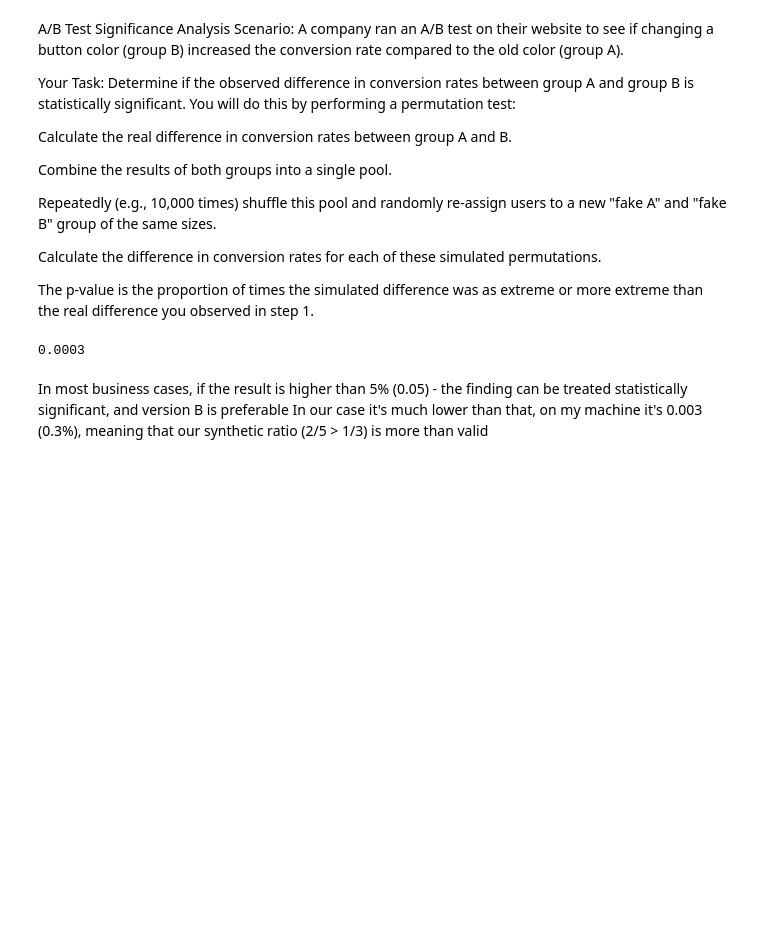
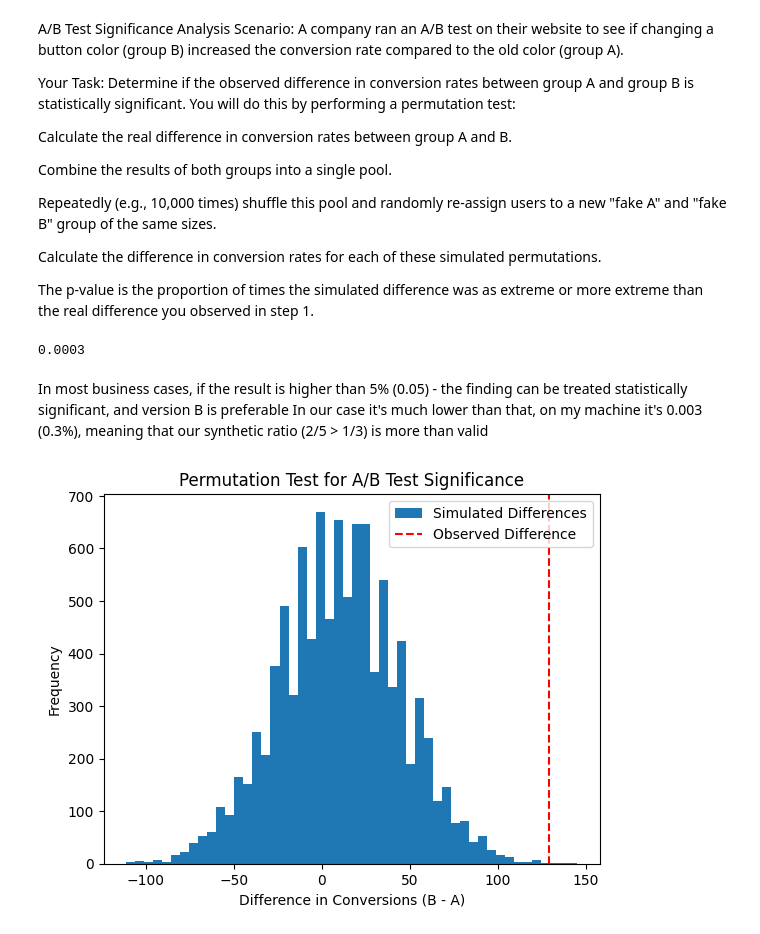
Before and after one commit to vlad-gby/ds_5_mini-projects, a Jupyter notebook: 03_AB-test/notebook.ipynb, the cells around one changed output. Drawn from its saved outputs; the diff is of its cells as text; code cells hidden in the pictures; blank space fills up the shorter version.

```diff
--- a/03_AB-test/notebook.ipynb
+++ b/03_AB-test/notebook.ipynb
@@ -48,3 +50,15 @@ print(p_value)
 # %% [markdown]
 In most business cases, if the result is higher than 5% (0.05) - the finding can be treated statistically significant, and version B is preferable
 In our case it's much lower than that, on my machine it's 0.003 (0.3%), meaning that our synthetic ratio (2/5 > 1/3) is more than valid
+# %%
+import matplotlib.pyplot as plt
+
+plt.hist(shuffle_diff, bins=50, label='Simulated Differences')
+plt.axvline(difference, color='r', linestyle='--', label='Observed Difference')
+plt.xlabel("Difference in Conversions (B - A)")
+plt.ylabel("Frequency")
+plt.title("Permutation Test for A/B Test Significance")
+plt.legend()
+plt.show()
+# %% [output]
+[figure, added]
```
Also changed, not shown: parts of 1 cell of this notebook.
